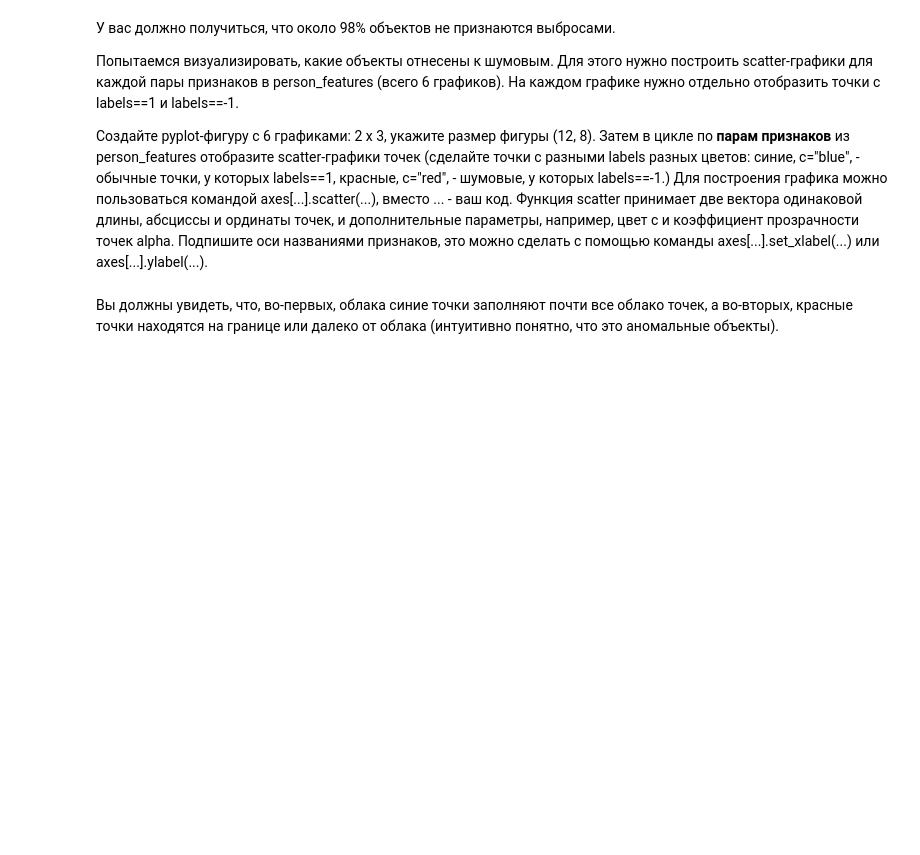
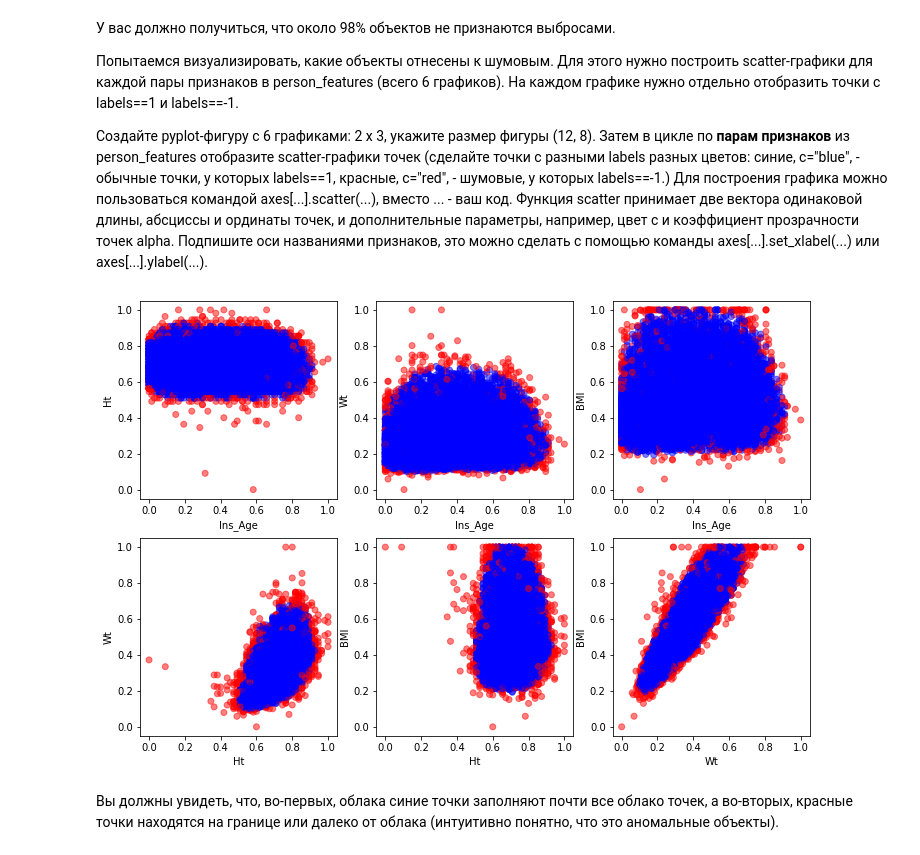
Before and after one commit to anafisa/ML-specialization, a Jupyter notebook: Searching In Data Structure/Visualization/visualization_assignment.ipynb, the cells around one changed output. Saved outputs shown, nothing was run; the diff lists cells and outputs as text; code cells hidden in the pictures; blank space fills up the shorter version.

```diff
--- a/Searching In Data Structure/Visualization/visualization_assignment.ipynb
+++ b/Searching In Data Structure/Visualization/visualization_assignment.ipynb
@@ -443,3 +475,14 @@ labels = svm_.predict(sdata[person_features])
+# %%
+col = np.where(labels==1,'blue','red')
+
+f, ax = plt.subplots(2, 3, figsize=(12, 8))
+for index, pair in enumerate(combinations(person_features, 2)):
+    plt.subplot(2,3,index+1)
+    plt.scatter(sdata[pair[0]], sdata[pair[1]], c=col, alpha=0.5)
+    plt.xlabel(pair[0])
+    plt.ylabel(pair[1])
+# %% [output]
+[figure, added]
 # %% [markdown]
 Вы должны увидеть, что, во-первых, облака синие точки заполняют почти все облако точек, а во-вторых, красные точки находятся на границе или далеко от облака (интуитивно понятно, что это аномальные объекты).
 # %% [markdown]
```
Also changed, not shown: parts of 24 cells of this notebook.
